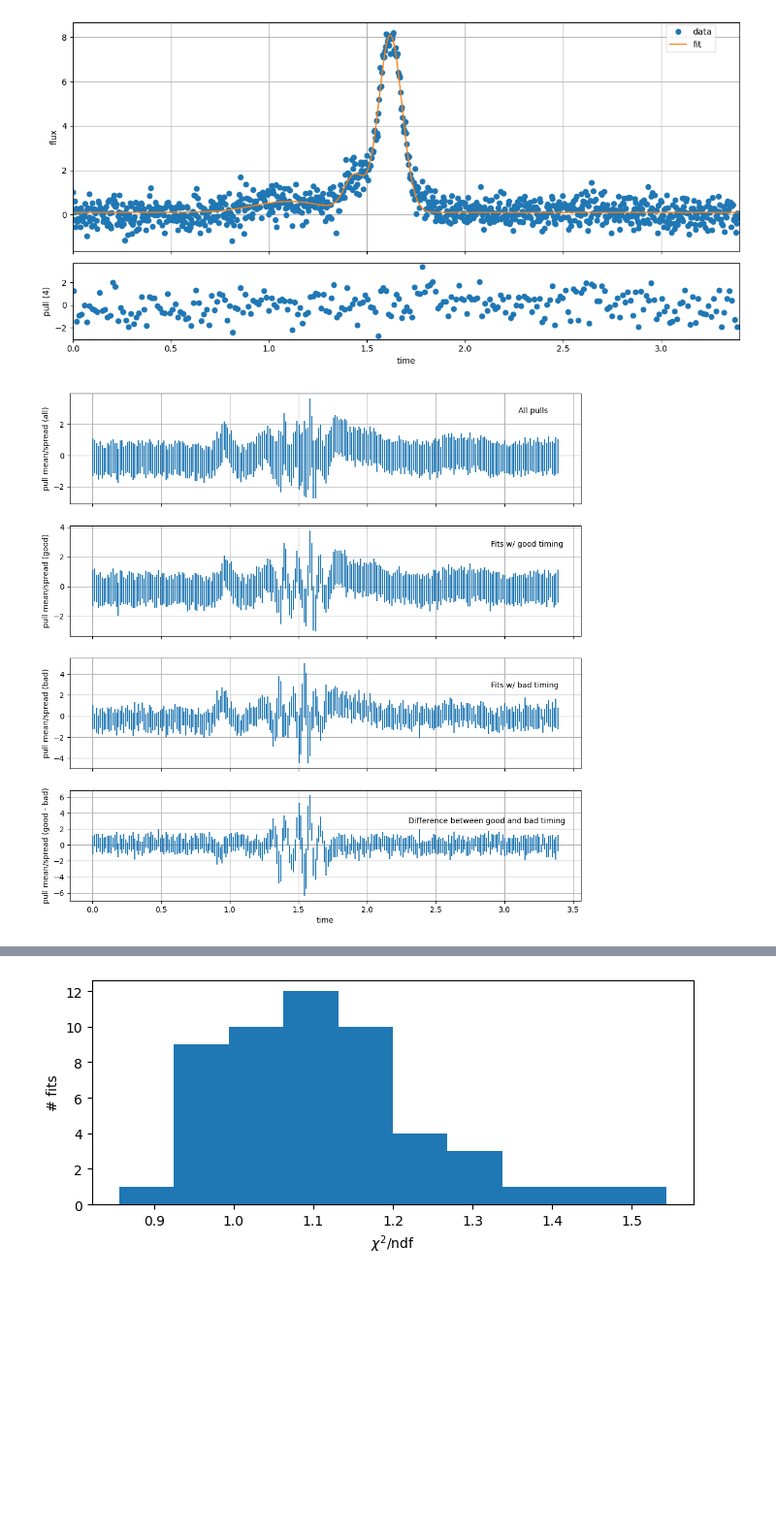
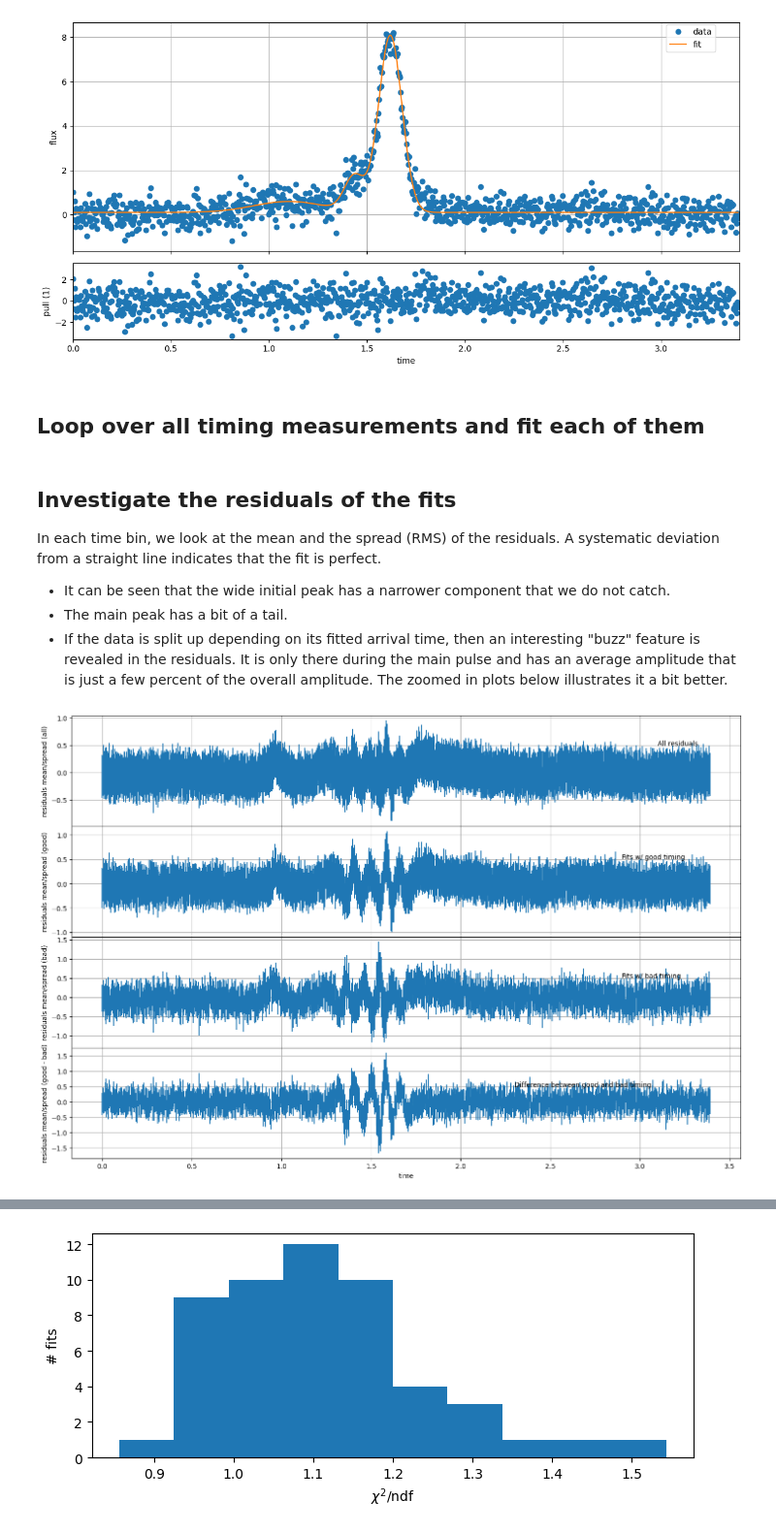
Before and after one commit to egede/pulsar-timing, a Jupyter notebook: fit.ipynb, the cells around one changed output, grey strips where cells are left out. Shown at 97% size. Drawn from its saved outputs; the diff is of its cells as text; code cells hidden in the pictures; blank space fills up the shorter version.

Commit message:
Add investigation of buzz feature

```diff
--- a/fit.ipynb
+++ b/fit.ipynb
@@ -75,7 +84,7 @@ ax1.grid()
 ax1.legend(bbox_to_anchor=(0.97,1.01))
 ax1.set(ylabel="flux")
 
-rebin = 4
+rebin = 1
 residual = flux - model(time, np.array(m.values))
 res_bin = np.mean(np.reshape(residual,(1024//rebin,-1)), axis=1)
 pull_bin = res_bin / np.mean(np.reshape(flux_err,(1024//rebin,-1)), axis=1) * np.sqrt(rebin)
@@ -87,7 +96,9 @@ ax2.set(ylabel=f"pull ({rebin})", xlabel ="time")
 plt.tight_layout()
 plt.show()
 # %% [output]
-[figure, old version]
+[figure, new version]
+# %% [markdown]
+## Loop over all timing measurements and fit each of them
 # %%
 chi2ndf = []
 pulls_good = []
@@ -129,35 +145,41 @@ for i in range(ndata+1):
+# %% [markdown]
+## Investigate the residuals of the fits
+In each time bin, we look at the mean and the spread (RMS) of the residuals. A systematic deviation from a straight line indicates that the fit is perfect.
+- It can be seen that the wide initial peak has a narrower component that we do not catch.
+- The main peak has a bit of a tail.
+- If the data is split up depending on its fitted arrival time, then an interesting "buzz" feature is revealed in the residuals. It is only there during the main pulse and has an average amplitude that is just a few percent of the overall amplitude. The zoomed in plots below illustrates it a bit better.
 # %%
-fig, (ax1, ax2, ax3, ax4) = plt.subplots(4, figsize=(12,12), sharex=True)
+fig, (ax1, ax2, ax3, ax4) = plt.subplots(4, figsize=(18,12), sharex=True, gridspec_kw={'hspace':0})
 
-pulls_good_arr = np.array(pulls_good)
-pulls_bad_arr = np.array(pulls_bad)
-pulls_all_arr = np.array(pulls_good+pulls_bad)
+residuals_good_arr = np.array(residuals_good)
+residuals_bad_arr = np.array(residuals_bad)
+residuals_all_arr = np.array(residuals_good+residuals_bad)
 
-mean_all = np.mean(pulls_all_arr, axis=0)
-spread_all = np.sqrt(np.var(pulls_all_arr, axis=0))
-ax1.set(ylabel="pull mean/spread (all)")
+mean_all = np.mean(residuals_all_arr, axis=0)
+spread_all = np.sqrt(np.var(residuals_all_arr, axis=0))
+ax1.set(ylabel="residuals mean/spread (all)")
 ax1.grid()
 ax1.errorbar(time_bin,mean_all,spread_all, linestyle='')
-ax1.text(3.1, 2.7, 'All pulls')
+ax1.text(3.1, 0.5, 'All residuals')
 
-mean_good = np.mean(pulls_good_arr, axis=0)
-spread_good = np.sqrt(np.var(pulls_good_arr, axis=0))
-ax2.set(ylabel="pull mean/spread (good)")
+mean_good = np.mean(residuals_good_arr, axis=0)
+spread_good = np.sqrt(np.var(residuals_good_arr, axis=0))
+ax2.set(ylabel="residuals mean/spread (good)")
 ax2.grid()
 ax2.errorbar(time_bin,mean_good,spread_good, linestyle='')
-ax2.text(2.9, 2.7, 'Fits w/ good timing')
+ax2.text(2.9, 0.5, 'Fits w/ good timing')
 
 
-mean_bad = np.mean(pulls_bad_arr, axis=0)
-spread_bad = np.sqrt(np.var(pulls_bad_arr, axis=0))
-ax3.set(ylabel="pull mean/spread (bad)")
+mean_bad = np.mean(residuals_bad_arr, axis=0)
+spread_bad = np.sqrt(np.var(residuals_bad_arr, axis=0))
+ax3.set(ylabel="residuals mean/spread (bad)")
 ax3.grid()
 ax3.errorbar(time_bin,mean_bad,spread_bad, linestyle='')
-ax3.text(2.9, 2.7, 'Fits w/ bad timing')
+ax3.text(2.9, 0.5, 'Fits w/ bad timing')
 
-ax4.set(ylabel="pull mean/spread (good - bad)", xlabel="time")
+ax4.set(ylabel="residuals mean/spread (good - bad)", xlabel="time")
 ax4.grid()
 ax4.errorbar(time_bin,mean_good - mean_bad,spread_bad, linestyle='')
-ax4.text(2.3, 2.7, 'Difference between good and bad timing');
+ax4.text(2.3, 0.5, 'Difference between good and bad timing');
 # %% [output]
-[figure, old version]
+[figure, new version]
```
Also changed, not shown: parts of 24 cells of this notebook.
